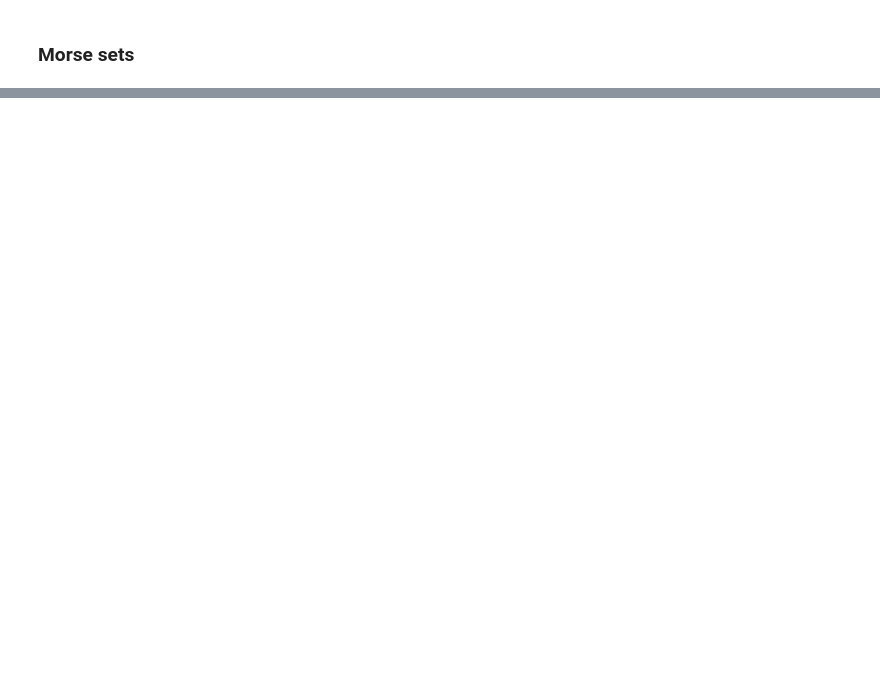
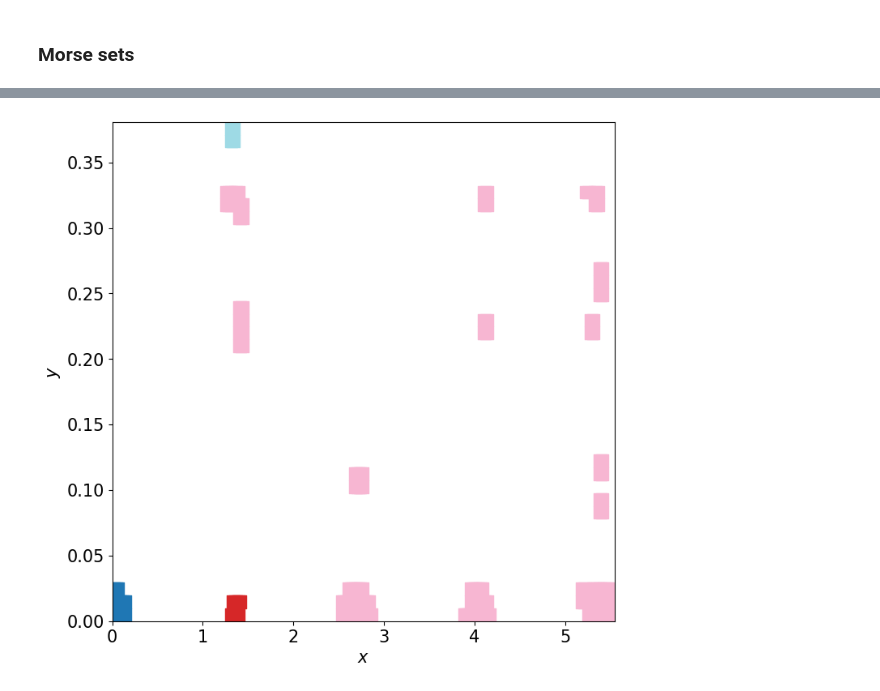
Before and after one commit to begelb/HYHODY, a Jupyter notebook: HyHoDy/smooth_vibro_impact_map.ipynb, the cells around one changed output, grey strips where cells are left out. Drawn from its saved outputs; the diff is of its cells as text; code cells hidden in the pictures; blank space fills up the shorter version.

```diff
--- a/HYHODY/smooth_vibro_impact_map_old.ipynb
+++ b/HyHoDy/smooth_vibro_impact_map.ipynb
@@ -195,0 +242,29 @@ CMGDB.PlotMorseSets(morse_graph)
+# %%
+def GP(X_train, Y_train):
+    kernel = RBF()#Matern(nu = 1.5)
+    gp = GaussianProcessRegressor(kernel=kernel)
+    gp.fit(X_train, Y_train)
+    return gp
+# %%
+gp = GP(X, Y)
+
+def f(X):
+    prediction = gp.predict([X])[0]
+   # prediction[0] = prediction[0] % (6.2828711)
+    return prediction
+# %%
+def F(rect):
+    return CMGDB.BoxMap(f, rect, padding=True)
+
+subdiv_min = 15
+subdiv_max = 20
+init_subdivision = 14
+subdivision_limit = 10000
+
+model = CMGDB.Model(subdiv_min, subdiv_max, init_subdivision, subdivision_limit, lower_bounds, upper_bounds, F)
+
+morse_graph, map_graph = CMGDB.ComputeConleyMorseGraph(model)
+
+graph = CMGDB.PlotMorseGraph(morse_graph)
+
+CMGDB.PlotMorseGraph(morse_graph)
@@ -195,0 +290,4 @@ CMGDB.PlotMorseSets(morse_graph)
+# %%
+CMGDB.PlotMorseSets(morse_graph)
+# %% [output]
+[figure, added]
```
Also changed, not shown: parts of 15 cells of this notebook, 6 other files.
